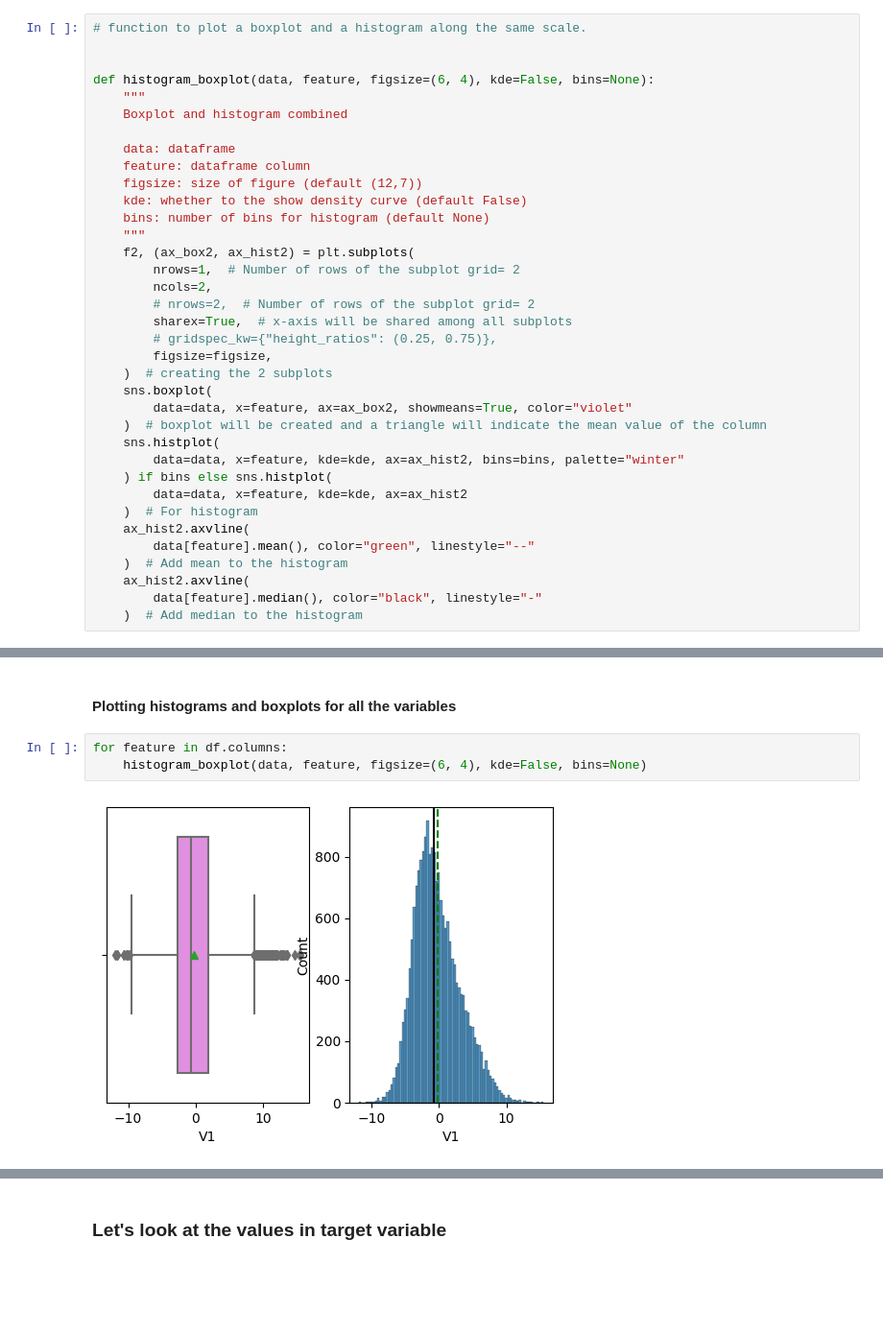
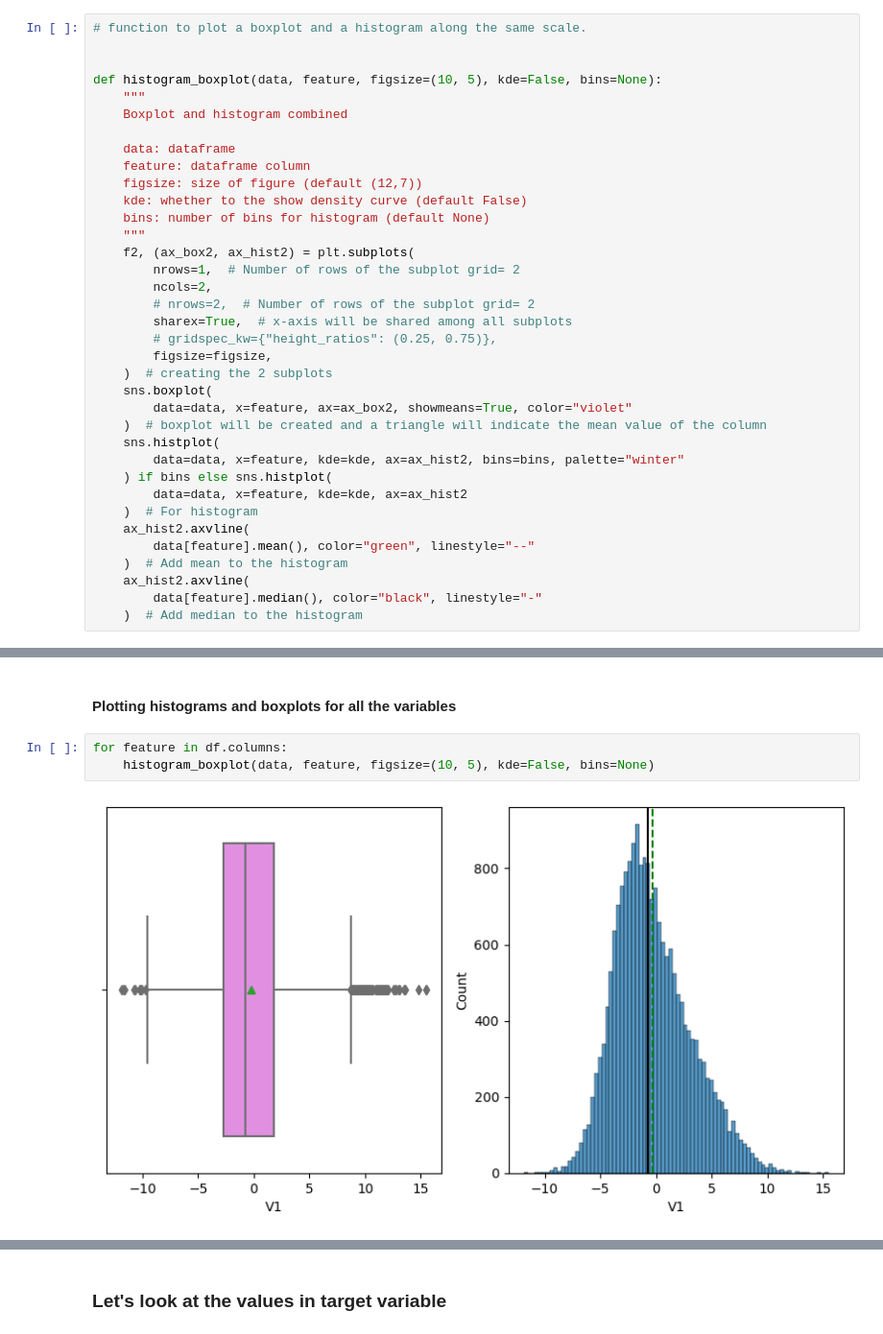
Before and after one commit to CoderSales/codespaces-jupyter, a Jupyter notebook: notebooks/MT_Project_LearnerNotebook_LowCode.ipynb, the cells around one changed output, grey strips where cells are left out. Shown at 96% size. Drawn from its saved outputs; the diff is of its cells as text; blank space fills up the shorter version.

Commit message:
histogram boxplot edit size
Adjust dimensions of
histogram boxplot

```diff
--- a/notebooks/MT_Project_LearnerNotebook_LowCode.ipynb
+++ b/notebooks/MT_Project_LearnerNotebook_LowCode.ipynb
@@ -1078,7 +1078,7 @@ data.describe().T ##  Complete the code to print the statitical summary of the t
 # function to plot a boxplot and a histogram along the same scale.
 
 
-def histogram_boxplot(data, feature, figsize=(6, 4), kde=False, bins=None):
+def histogram_boxplot(data, feature, figsize=(10, 5), kde=False, bins=None):
     """
     Boxplot and histogram combined
 
@@ -1117,6 +1117,6 @@ def histogram_boxplot(data, feature, figsize=(6, 4), kde=False, bins=None):
 #### Plotting histograms and boxplots for all the variables
 # %%
 for feature in df.columns:
-    histogram_boxplot(data, feature, figsize=(6, 4), kde=False, bins=None)
+    histogram_boxplot(data, feature, figsize=(10, 5), kde=False, bins=None)
 # %% [output]
-[figure, old version]
+[figure, new version]
```
Also changed, not shown: parts of 1 cell of this notebook.
